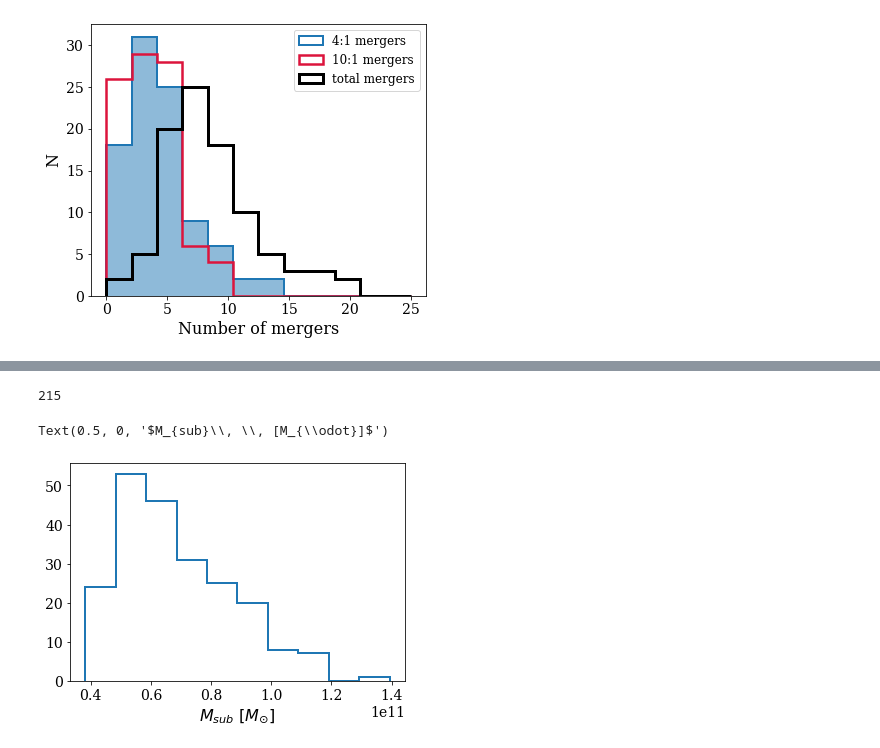
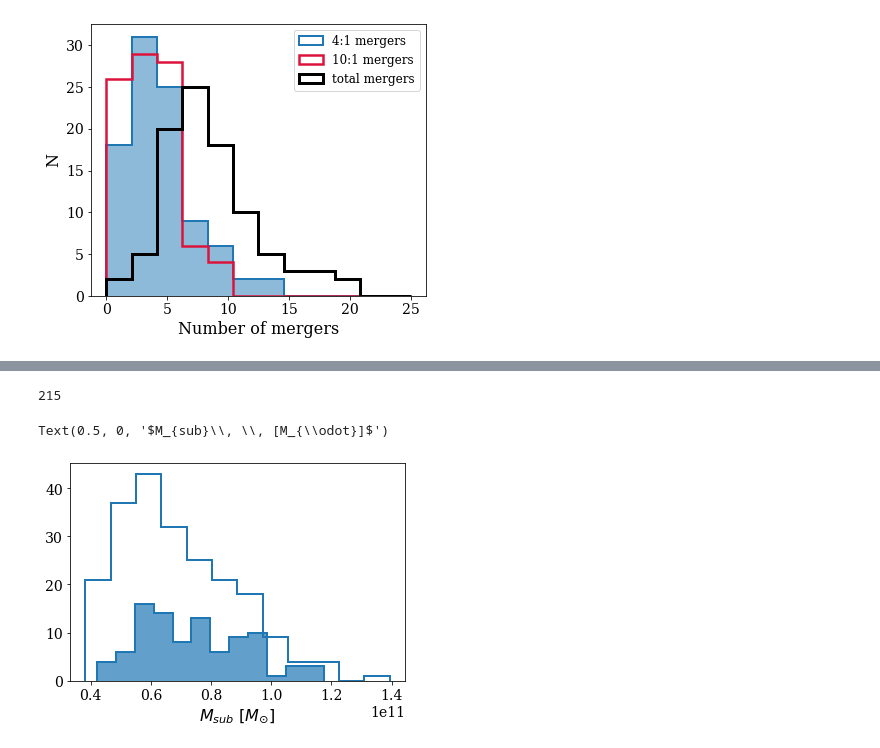
Before and after one commit to ekta1224/IllustrisAD, a Jupyter notebook: TNG_v2/plot_TNG_sample_properties_primary.ipynb, the cells around one changed output, grey strips where cells are left out. Drawn from its saved outputs; the diff is of its cells as text; code cells hidden in the pictures.

```diff
--- a/TNG_v2/plot_TNG_sample_properties_primary.ipynb
+++ b/TNG_v2/plot_TNG_sample_properties_primary.ipynb
@@ -100,10 +133,13 @@ plt.savefig('num_of_mergers.png')
 # %%
 #apply mask here too
 plt.figure()
 print(len(subhalomass))
-plt.hist(subhalomass, bins = 10, histtype='step', lw=2)
+plt.hist(subhalomass, bins = 12, histtype='step', lw=2)
+plt.hist(subhalomass[mask], bins = 12, histtype='step',color='C0', lw=2)
+plt.hist(subhalomass[mask], bins = 12, color='C0',alpha=0.7, lw=2)
+
 plt.xlabel(r'$M_{sub}\, \, [M_{\odot}]$')
 # %% [output]
 215
 Text(0.5, 0, '$M_{sub}\\, \\, [M_{\\odot}]$')
-[figure, old version]
+[figure, new version]
```
Also changed, not shown: parts of 3 cells of this notebook.
